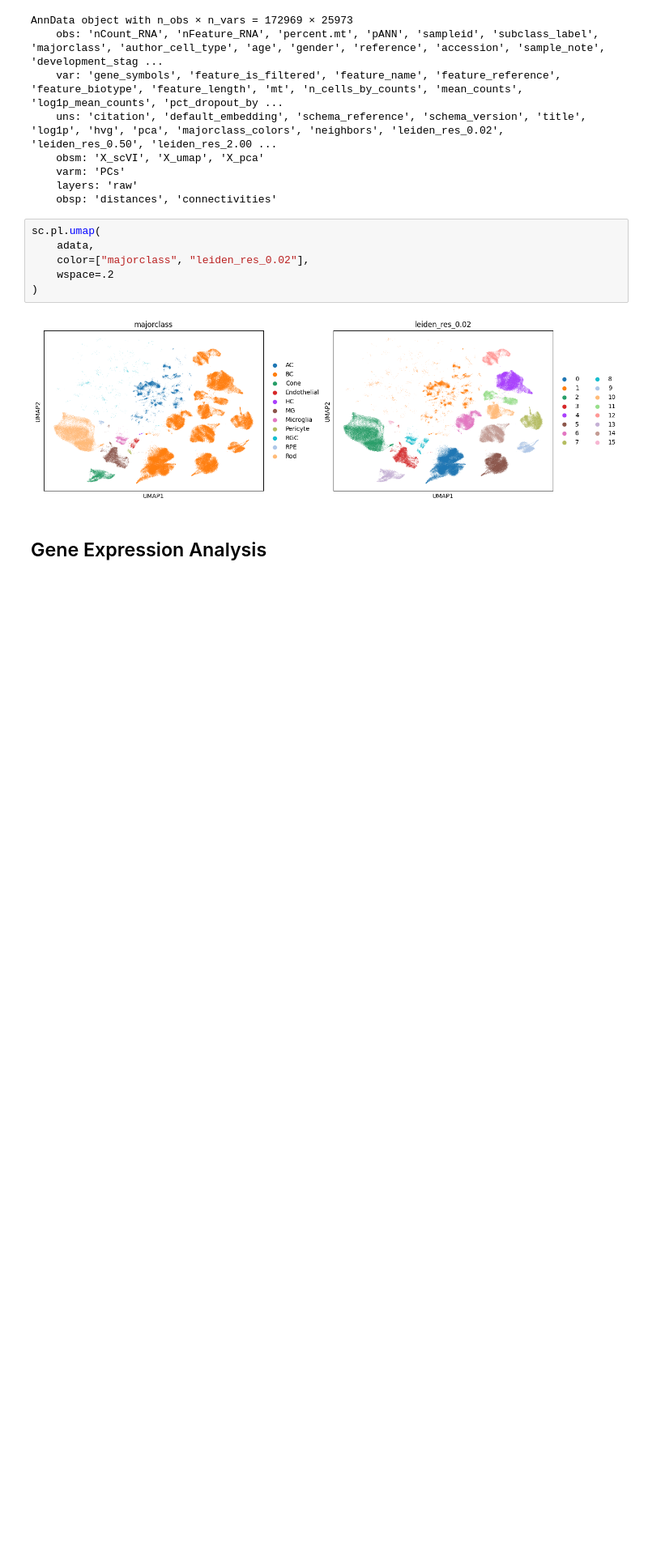
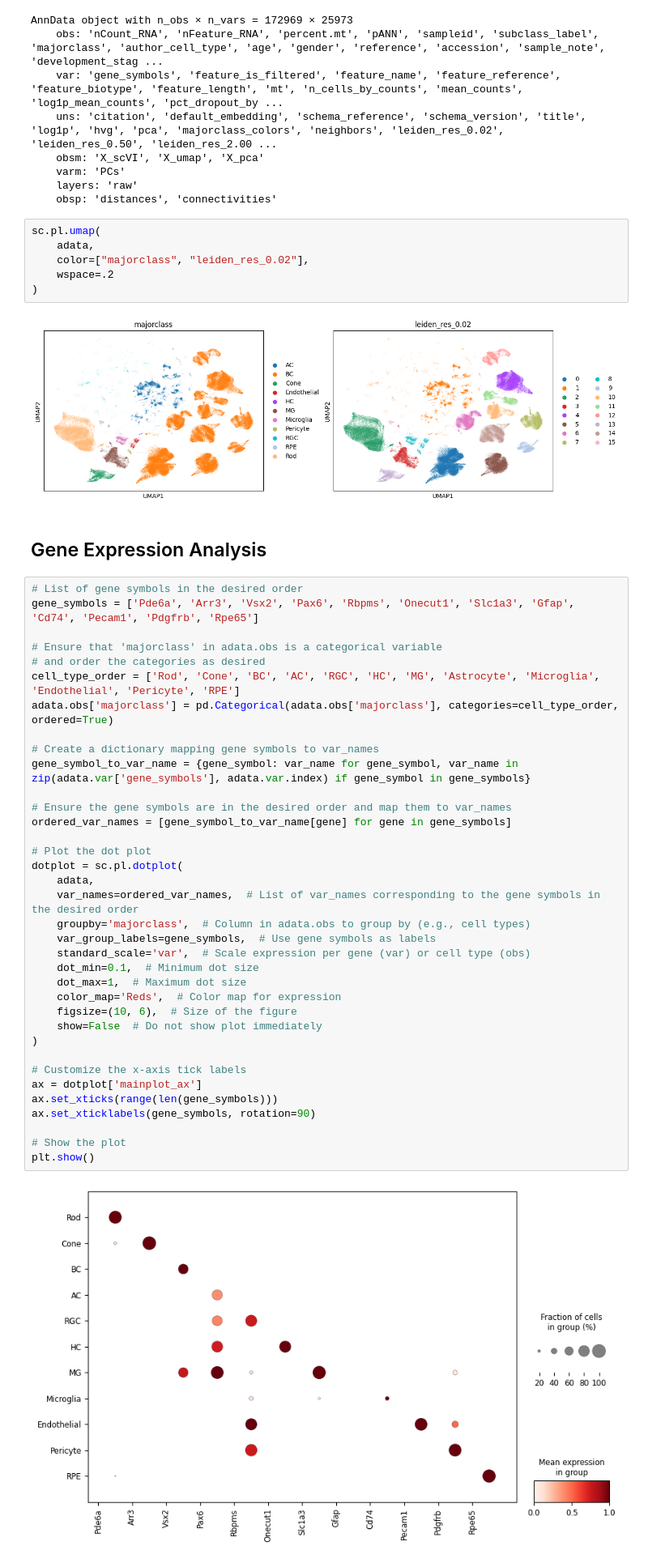
Before and after one commit to yuyanchenglab/CAMR2024, a Jupyter notebook: analysis.ipynb, the cells around one changed output. Shown at 81% size. Drawn from its saved outputs; the diff is of its cells as text; blank space fills up the shorter version.

Commit message:
Added gene expression analysis section

```diff
--- a/analysis.ipynb
+++ b/analysis.ipynb
@@ -267,3 +270,41 @@ sc.pl.umap(
 [figure]
 # %% [markdown]
 ## Gene Expression Analysis
+# %%
+# List of gene symbols in the desired order
+gene_symbols = ['Pde6a', 'Arr3', 'Vsx2', 'Pax6', 'Rbpms', 'Onecut1', 'Slc1a3', 'Gfap', 'Cd74', 'Pecam1', 'Pdgfrb', 'Rpe65']
+
+# Ensure that 'majorclass' in adata.obs is a categorical variable
+# and order the categories as desired
+cell_type_order = ['Rod', 'Cone', 'BC', 'AC', 'RGC', 'HC', 'MG', 'Astrocyte', 'Microglia', 'Endothelial', 'Pericyte', 'RPE']
+adata.obs['majorclass'] = pd.Categorical(adata.obs['majorclass'], categories=cell_type_order, ordered=True)
+
+# Create a dictionary mapping gene symbols to var_names
+gene_symbol_to_var_name = {gene_symbol: var_name for gene_symbol, var_name in zip(adata.var['gene_symbols'], adata.var.index) if gene_symbol in gene_symbols}
+
+# Ensure the gene symbols are in the desired order and map them to var_names
+ordered_var_names = [gene_symbol_to_var_name[gene] for gene in gene_symbols]
+
+# Plot the dot plot
+dotplot = sc.pl.dotplot(
+    adata,
+    var_names=ordered_var_names,  # List of var_names corresponding to the gene symbols in the desired order
+    groupby='majorclass',  # Column in adata.obs to group by (e.g., cell types)
+    var_group_labels=gene_symbols,  # Use gene symbols as labels
+    standard_scale='var',  # Scale expression per gene (var) or cell type (obs)
+    dot_min=0.1,  # Minimum dot size
+    dot_max=1,  # Maximum dot size
+    color_map='Reds',  # Color map for expression
+    figsize=(10, 6),  # Size of the figure
+    show=False  # Do not show plot immediately
+)
+
+# Customize the x-axis tick labels
+ax = dotplot['mainplot_ax']
+ax.set_xticks(range(len(gene_symbols)))
+ax.set_xticklabels(gene_symbols, rotation=90)
+
+# Show the plot
+plt.show()
+# %% [output]
+[figure, added]
```
Also changed, not shown: parts of 6 cells of this notebook.
